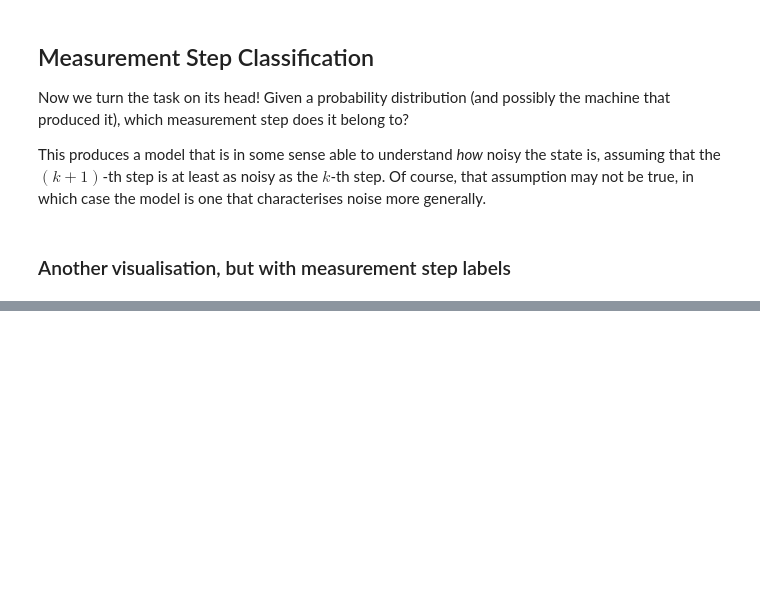
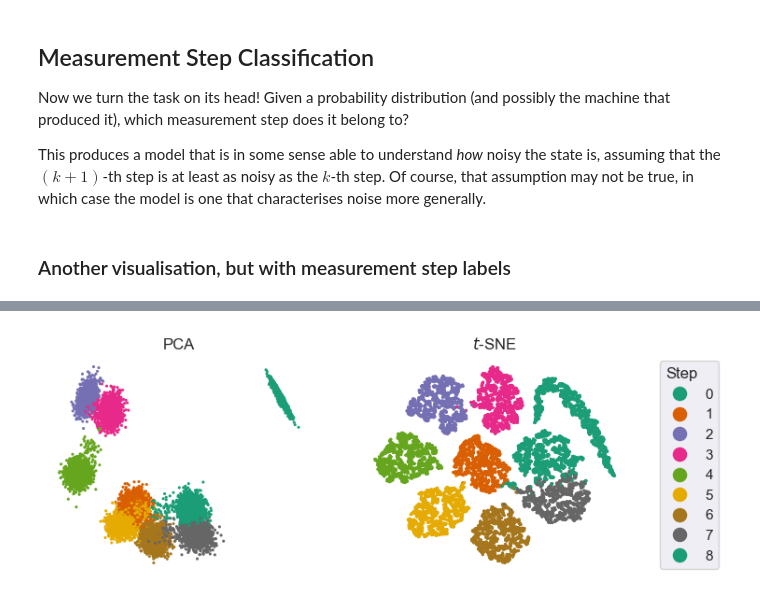
Before and after one commit to BenPrie/quantum-noise-ml, a Jupyter notebook: fingerprint-classifcation.ipynb, the cells around one changed output, grey strips where cells are left out. Drawn from its saved outputs; the diff is of its cells as text; code cells hidden in the pictures; blank space fills up the shorter version.

Commit message:
Dimensionality reduction over all measurement steps (for one device)

```diff
--- a/fingerprint-classifcation.ipynb
+++ b/fingerprint-classifcation.ipynb
@@ -583,0 +584,40 @@ plt.savefig('./figures/martina-data-visualisation-by-step', bbox_inches='tight')
+# %%
+# Selecting the data for only one machine.
+xs, _, _, machine_indices, _, _, ys, _, _ = load_flipped_dataset(dataset_path, steps=np.arange(9), test_size=.0, val_size=.0, as_torch=False)
+
+# The machine we'd like to use.
+machine_idx = 0
+
+# Instantiate and fit a 2D PCA to the distribution data (for the given measurement step).
+pca = PCA(n_components=2)
+xs_pca = pca.fit_transform(xs[machine_indices == machine_idx])
+
+# Likewise for t-SNE
+tsne = TSNE(n_components=2)
+xs_tsne = tsne.fit_transform(xs[machine_indices == machine_idx])
+
+# Create DataFrames for them (makes hue options easier).
+pca_data = pd.DataFrame({'x': xs_pca[:, 0], 'y': xs_pca[:, 1], 'Measurement Step': ys[machine_indices == machine_idx].astype(int)})
+tsne_data = pd.DataFrame({'x': xs_tsne[:, 0], 'y': xs_tsne[:, 1], 'Measurement Step': ys[machine_indices == machine_idx].astype(int)})
+# %%
+fig, (ax1, ax2) = plt.subplots(1, 2, figsize=(8, 3))
+palette = 'Dark2'
+size = 5
+alpha = 1
+plot1 = sns.scatterplot(data=pca_data, x='x', y='y', hue='Measurement Step', ax=ax1, s=size, linewidth=0, alpha=alpha, palette=palette)
+plot2 = sns.scatterplot(data=tsne_data, x='x', y='y', hue='Measurement Step', ax=ax2, s=size, linewidth=0, alpha=alpha, palette=palette)
+
+# Beautification.
+ax1.set_title('PCA')
+ax2.set_title('$t$-SNE')
+
+ax1.set_axis_off()
+ax2.set_axis_off()
+
+ax1.get_legend().remove()
+legend = ax2.legend(loc='center left', bbox_to_anchor=(1.1, 0.5), markerscale=5, title='Step')
+legend._legend_box.align = "left"
+
+plt.savefig('./figures/martina-data-visualisation-by-step-one-machine.pdf', bbox_inches='tight')
+# %% [output]
+[figure, added]
```
Also changed, not shown: parts of 1 cell of this notebook, 2 other files.
